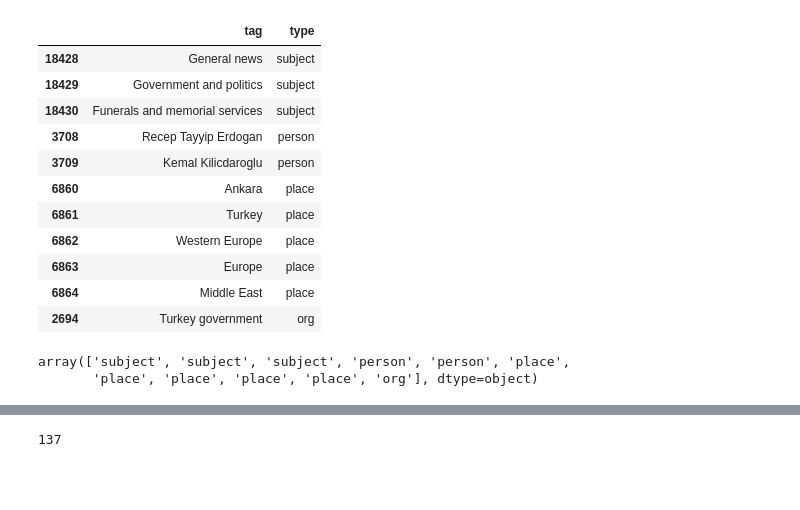
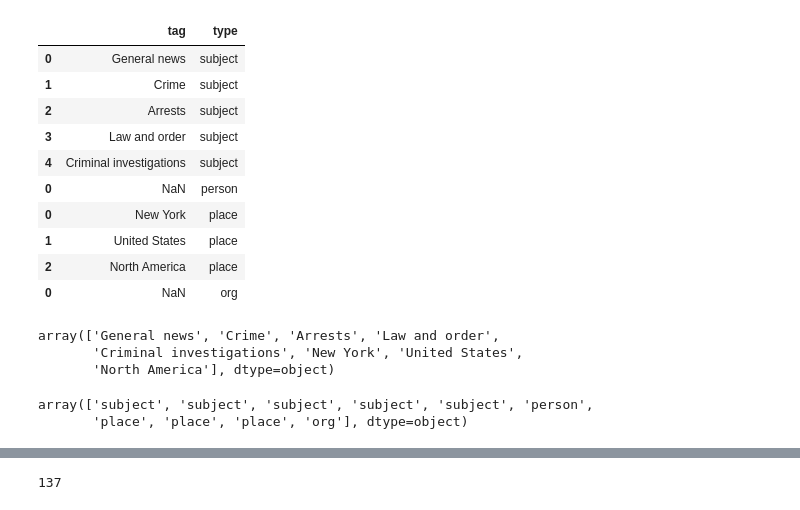
Before and after one commit to phoebewong/AC297r_2019_Associated_Press, a Jupyter notebook: notebooks/textacy-TextRank-demo.ipynb, the cells around one changed output, grey strips where cells are left out. Drawn from its saved outputs; the diff is of its cells as text; code cells hidden in the pictures; blank space fills up the shorter version.

```diff
--- a/notebooks/textacy-TextRank-demo.ipynb
+++ b/notebooks/textacy-TextRank-demo.ipynb
@@ -45,22 +125,28 @@ art_alltags.head()
 # %%
-article_id = '0a0e0db8ae42425897b6381481663611'
+article_id = '964285bee74e430cb22441e59a968e76'
 art_alltags[art_alltags['id'] == article_id][['tag', 'type']]
 # %% [output]
 |  | tag | type |
-| 18428 | General news | subject |
-| 18429 | Government and politics | subject |
-| 18430 | Funerals and memorial services | subject |
-| 3708 | Recep Tayyip Erdogan | person |
-| 3709 | Kemal Kilicdaroglu | person |
-| 6860 | Ankara | place |
-| 6861 | Turkey | place |
-| 6862 | Western Europe | place |
-| 6863 | Europe | place |
-| 6864 | Middle East | place |
-| 2694 | Turkey government | org |
+| 0 | General news | subject |
+| 1 | Crime | subject |
+| 2 | Arrests | subject |
+| 3 | Law and order | subject |
+| 4 | Criminal investigations | subject |
+| 0 | NaN | person |
+| 0 | New York | place |
+| 1 | United States | place |
+| 2 | North America | place |
+| 0 | NaN | org |
+# %%
+entities = pd.DataFrame.dropna(art_alltags[art_alltags['id'] == article_id])['tag'].values
+entities
+# %% [output]
+array(['General news', 'Crime', 'Arrests', 'Law and order',
+       'Criminal investigations', 'New York', 'United States',
+       'North America'], dtype=object)
 # %%
 art_alltags[art_alltags['id'] == article_id]['type'].values
 # %% [output]
-array(['subject', 'subject', 'subject', 'person', 'person', 'place',
-       'place', 'place', 'place', 'place', 'org'], dtype=object)
+array(['subject', 'subject', 'subject', 'subject', 'subject', 'person',
+       'place', 'place', 'place', 'org'], dtype=object)
 # %%
```
Also changed, not shown: parts of 20 cells of this notebook, 1 other file.
